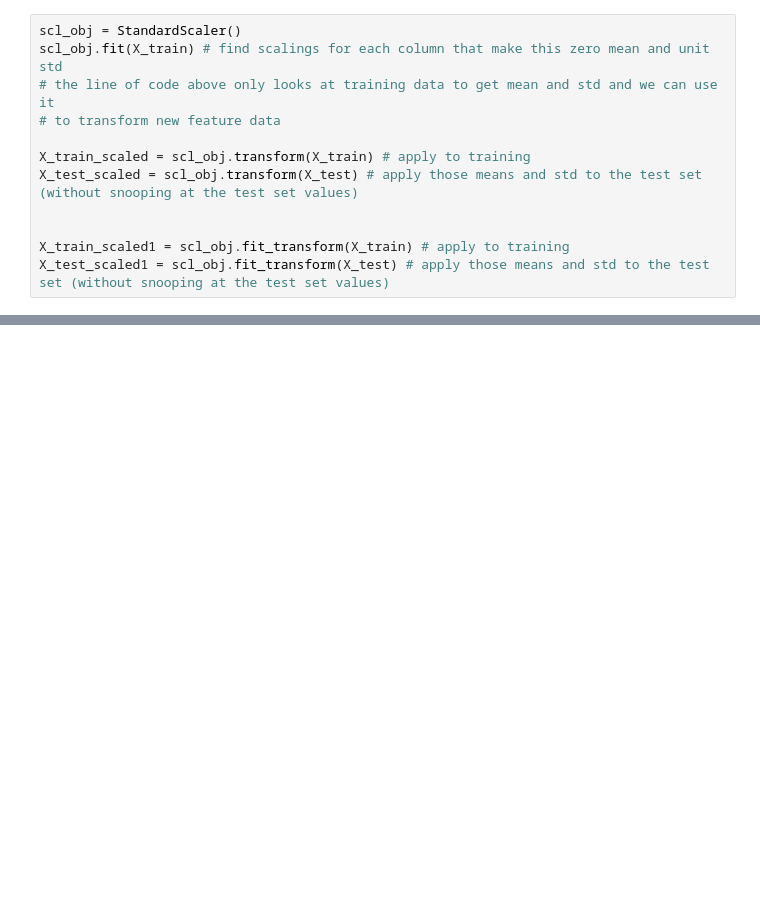
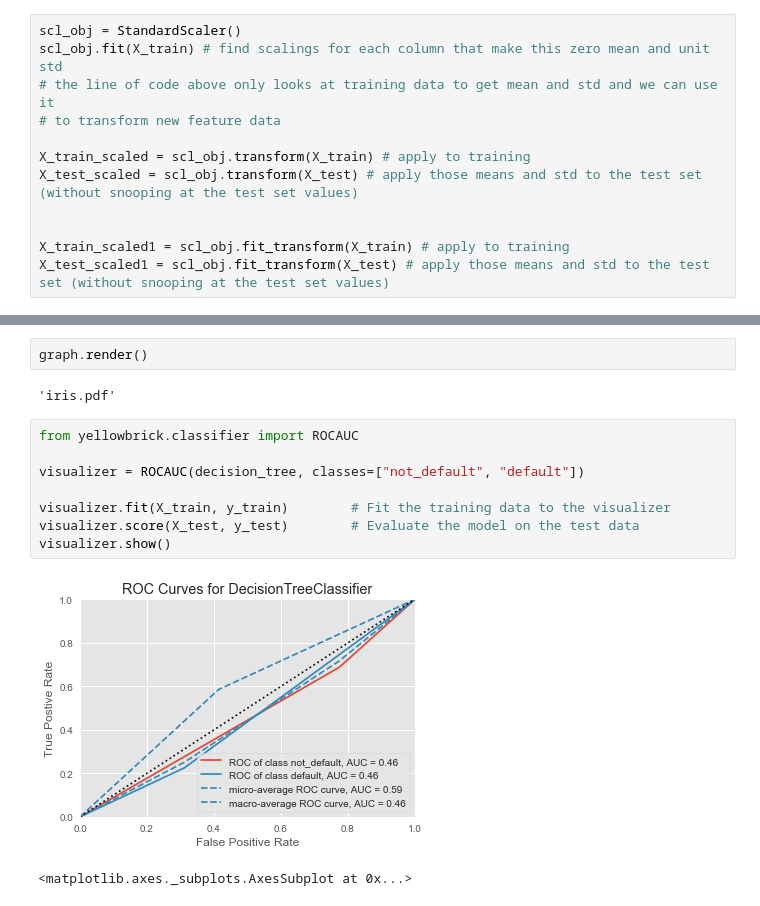
Before and after one commit to pankajti/MSDS_7331_Lab2, a Jupyter notebook: modelling/decision_tree.ipynb, the cells around one changed output, grey strips where cells are left out. Drawn from its saved outputs; the diff is of its cells as text; blank space fills up the shorter version.

```diff
--- a/modelling/decision_tree.ipynb
+++ b/modelling/decision_tree.ipynb
@@ -275,0 +284,15 @@ confusion matrix For decision tree model
+# %%
+graph.render()
+# %% [output]
+'iris.pdf'
+# %%
+from yellowbrick.classifier import ROCAUC
+
+visualizer = ROCAUC(decision_tree, classes=["not_default", "default"])
+
+visualizer.fit(X_train, y_train)        # Fit the training data to the visualizer
+visualizer.score(X_test, y_test)        # Evaluate the model on the test data
+visualizer.show()
+# %% [output]
+[figure, added]
+<matplotlib.axes._subplots.AxesSubplot at 0x...>
```
Also changed, not shown: parts of 11 cells of this notebook, 1 other file.
